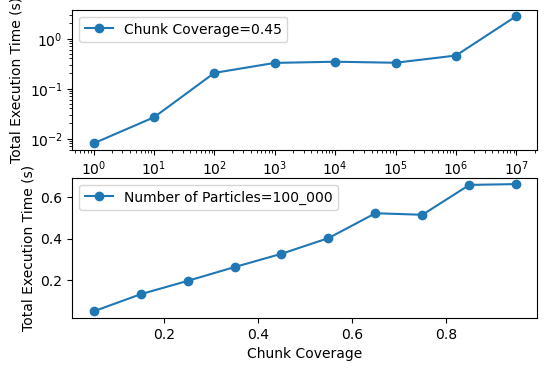
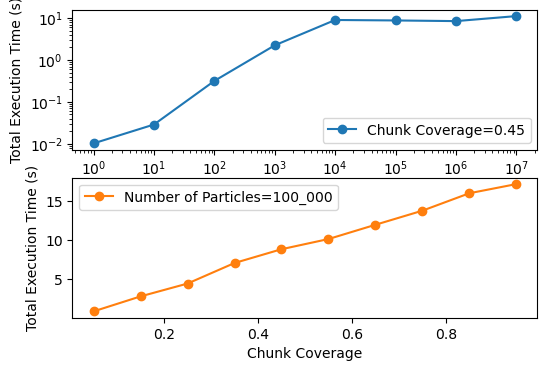
Code edit (unified diff) that turned the first committed figure into the second:
--- before
+++ after
@@ -10,5 +10,5 @@
 
 i = 5
-ax[1].plot(chunk_coverages, total_time[:, i], marker='o', label=f"Number of Particles={n_particles[i]:_}")
+ax[1].plot(chunk_coverages, total_time[:, i], marker='o', color='C01', label=f"Number of Particles={n_particles[i]:_}")
 ax[1].set_xlabel('Chunk Coverage')
 ax[1].set_ylabel('Total Execution Time (s)')

Commit: Update notebook to use full (24GB) dataset